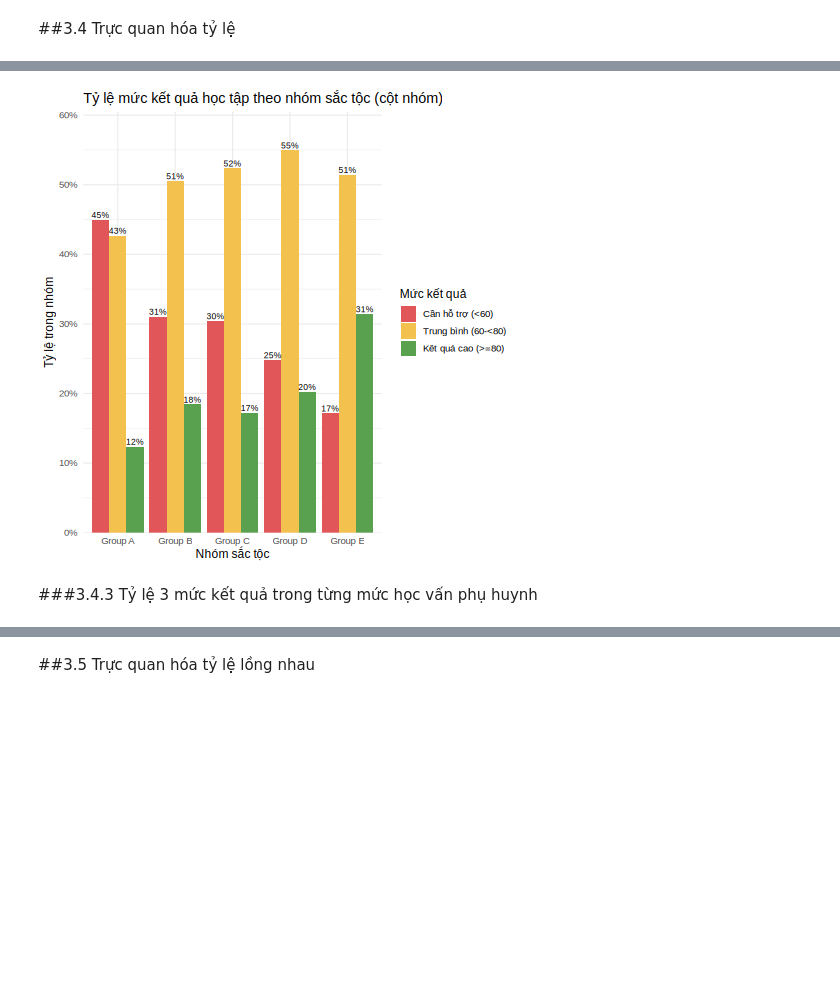
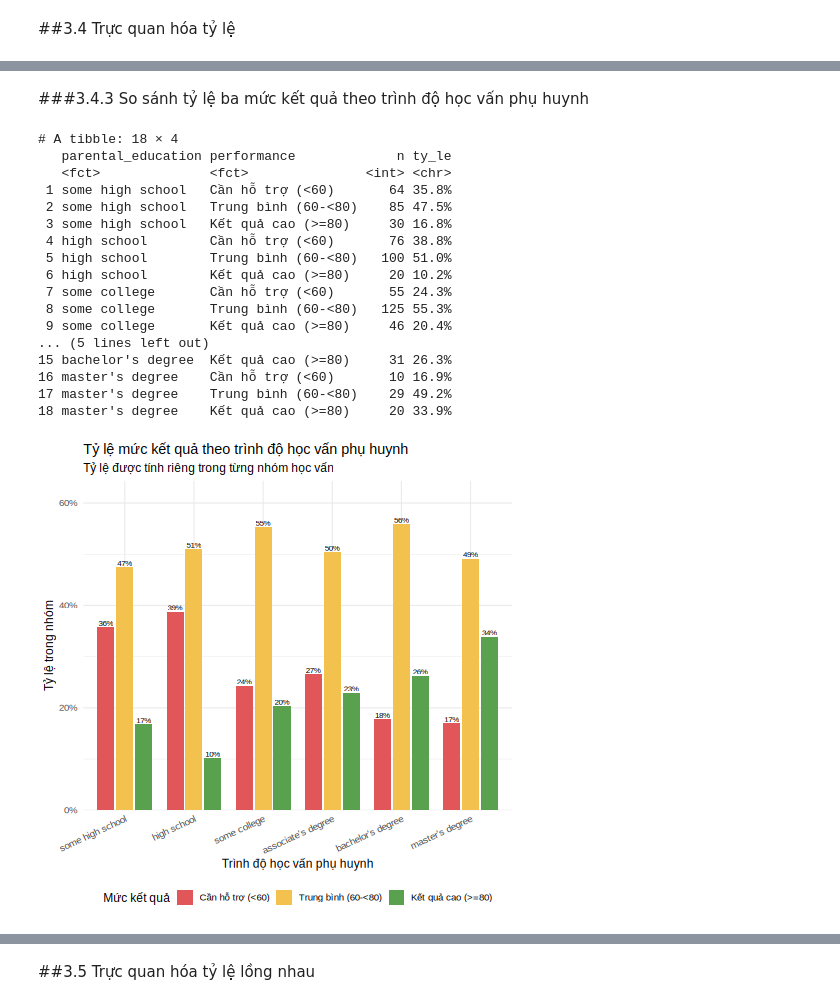
Before and after one commit to 25-DoThanQuocKhanh-24174600024/DHKL18A1HN_Do_An_Nhom_2_CD_3, a Jupyter notebook: Đồ_Án_1_Nhóm_2_2_DHKL18A1HN.ipynb, the cells around one changed output, grey strips where cells are left out. Saved outputs shown, nothing was run; the diff lists cells and outputs as text; code cells hidden in the pictures; blank space fills up the shorter version.

```diff
--- a/Đồ_Án_1_Nhóm_2_2_DHKL18A1HN.ipynb
+++ b/Đồ_Án_1_Nhóm_2_2_DHKL18A1HN.ipynb
@@ -1464 +1428,12 @@ perf_cols <- c("#E15759", "#F2C14E", "#59A14F")
+# %%
+%%R
+
+library(scales)
+
+# Thứ tự và màu sắc nhất quán giữa các biểu đồ
+perf_levels <- c("Cần hỗ trợ (<60)", "Trung bình (60-<80)", "Kết quả cao (>=80)")
+perf_cols <- c("#E15759", "#F2C14E", "#59A14F")
+
+df <- df |>
+  mutate(performance = factor(performance, levels = perf_levels))
 # %% [markdown]
@@ -1483,17 +1514,53 @@ save_plot(p34a, "3.4a_ty_le_muc_ket_qua")
+# %% [markdown]
+###3.4.3 So sánh tỷ lệ ba mức kết quả theo trình độ học vấn phụ huynh
 # %%
 %%R
-# [p34b] Biểu đồ CỘT NHÓM: tỷ lệ 3 mức kết quả trong từng nhóm sắc tộc  -> plots/3.4b_cot_nhom_sac_toc.png
-p34b <- df |> count(race_ethnicity, performance) |>
-  group_by(race_ethnicity) |> mutate(pct = n / sum(n)) |>
-  ggplot(aes(race_ethnicity, pct, fill = performance)) +
-  geom_col(position = "dodge") +
-  geom_text(aes(label = percent(pct, 1)), position = position_dodge(0.9), vjust = -0.3, size = 3) +
-  scale_fill_manual(values = perf_cols, name = "Mức kết quả") +
-  scale_y_continuous(labels = percent, expand = expansion(mult = c(0, .1))) +
-  labs(title = "Tỷ lệ mức kết quả học tập theo nhóm sắc tộc (cột nhóm)",
-       x = "Nhóm sắc tộc", y = "Tỷ lệ trong nhóm")
-save_plot(p34b, "3.4b_cot_nhom_sac_toc", w = 10)
+# Biểu đồ cột nhóm: thuận tiện so sánh trực tiếp tỷ lệ của từng mức kết quả
+# trong từng nhóm trình độ học vấn phụ huynh.
+p34c_data <- df |>
+  count(parental_education, performance) |>
+  group_by(parental_education) |>
+  mutate(pct = n / sum(n)) |>
+  ungroup()
+
+p34c <- ggplot(p34c_data,
+               aes(x = parental_education, y = pct, fill = performance)) +
+  geom_col(position = position_dodge(width = 0.82), width = 0.74) +
+  geom_text(aes(label = percent(pct, accuracy = 1)),
+            position = position_dodge(width = 0.82),
+            vjust = -0.25, size = 2.8) +
+  scale_fill_manual(values = perf_cols, drop = FALSE, name = "Mức kết quả") +
+  scale_y_continuous(labels = percent, limits = c(0, NA),
+                     expand = expansion(mult = c(0, 0.15))) +
+  labs(title = "Tỷ lệ mức kết quả theo trình độ học vấn phụ huynh",
+       subtitle = "Tỷ lệ được tính riêng trong từng nhóm học vấn",
+       x = "Trình độ học vấn phụ huynh", y = "Tỷ lệ trong nhóm") +
+  theme(axis.text.x = element_text(angle = 25, hjust = 1),
+        legend.position = "bottom")
+save_plot(p34c, "3.4c_cot_nhom_hoc_van", w = 12, h = 6)
+
+# Bảng tỷ lệ và cỡ mẫu hỗ trợ kiểm tra các giá trị được thể hiện trên biểu đồ
+bang_ty_le_hoc_van <- p34c_data |>
+  mutate(ty_le = percent(pct, accuracy = 0.1)) |>
+  select(parental_education, performance, n, ty_le) |>
+  arrange(parental_education, performance)
+print(bang_ty_le_hoc_van)
 # %% [output]
+# A tibble: 18 × 4
+   parental_education performance             n ty_le
+   <fct>              <fct>               <int> <chr>
+ 1 some high school   Cần hỗ trợ (<60)       64 35.8%
+ 2 some high school   Trung bình (60-<80)    85 47.5%
+ 3 some high school   Kết quả cao (>=80)     30 16.8%
+ 4 high school        Cần hỗ trợ (<60)       76 38.8%
+ 5 high school        Trung bình (60-<80)   100 51.0%
+ 6 high school        Kết quả cao (>=80)     20 10.2%
+ 7 some college       Cần hỗ trợ (<60)       55 24.3%
+ 8 some college       Trung bình (60-<80)   125 55.3%
+ 9 some college       Kết quả cao (>=80)     46 20.4%
+... (5 lines left out)
+15 bachelor's degree  Kết quả cao (>=80)     31 26.3%
+16 master's degree    Cần hỗ trợ (<60)       10 16.9%
+17 master's degree    Trung bình (60-<80)    29 49.2%
+18 master's degree    Kết quả cao (>=80)     20 33.9%
-[figure, old version]
+[figure, new version]
-# %% [markdown]
-###3.4.3 Tỷ lệ 3 mức kết quả trong từng mức học vấn phụ huynh
```
Also changed, not shown: parts of 17 cells of this notebook.
